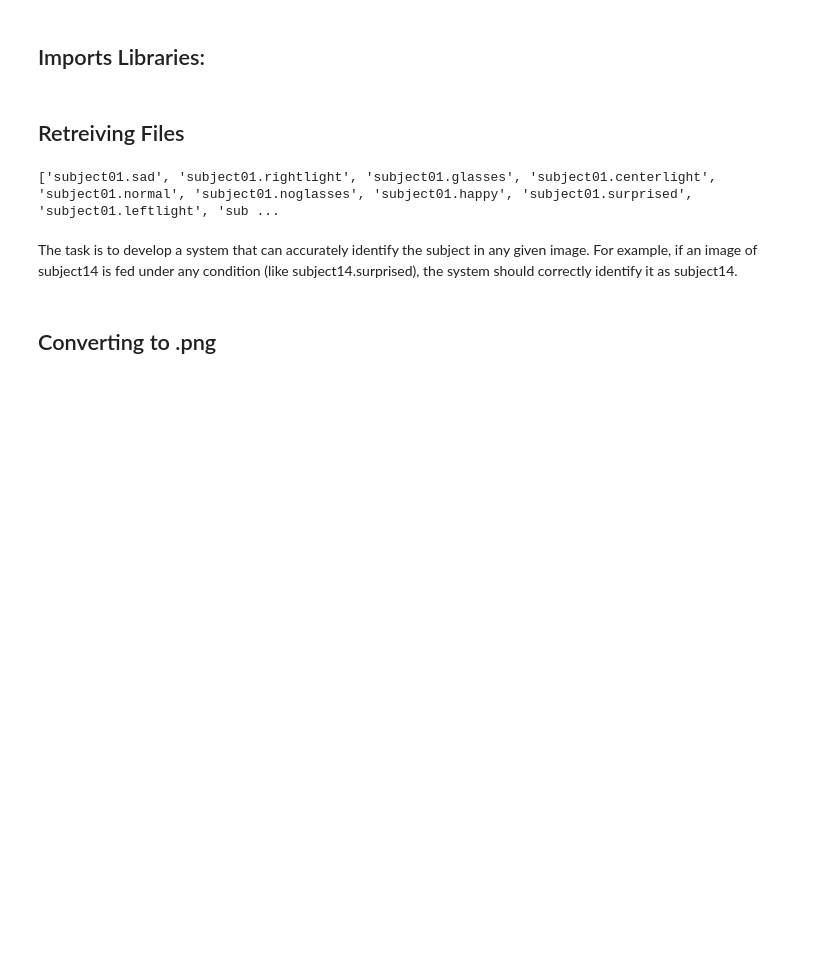
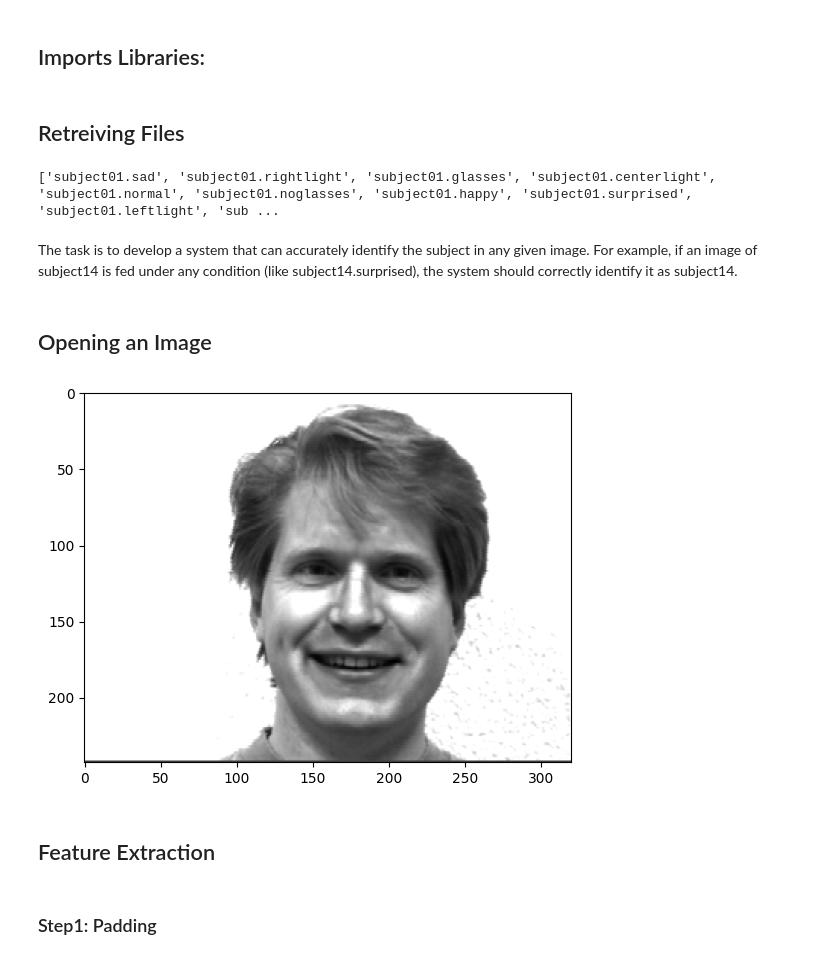
Before and after one commit to sinhajiya/Face_Recognition_from_Features_using_Yale_Face_Database, a Jupyter notebook: main.ipynb, the cells around one changed output. Drawn from its saved outputs; the diff is of its cells as text; code cells hidden in the pictures; blank space fills up the shorter version.

Commit message:
Kaggle Notebook | Face_Recognition_from_Features | Version 3

```diff
--- a/main.ipynb
+++ b/main.ipynb
@@ -53,5 +55,12 @@ print(files)
 ['subject01.sad', 'subject01.rightlight', 'subject01.glasses', 'subject01.centerlight', 'subject01.normal', 'subject01.noglasses', 'subject01.happy', 'subject01.surprised', 'subject01.leftlight', 'sub ...
 # %% [markdown]
 The task is to develop a system that can accurately identify the subject in any given image. For example, if an image of subject14 is fed under any condition (like subject14.surprised), the system should correctly identify it as subject14.
-# %% [markdown]
-## Converting to .png
+# %% [markdown]
+## Opening an Image
+# %%
+image_path = "/kaggle/input/yale-face-database/subject01.happy"
+# %%
+with Image.open(image_path) as im:
+    plt.imshow(im,cmap="gray")
+# %% [output]
+[figure, added]
@@ -57,0 +69,4 @@ The task is to develop a system that can accurately identify the subject in any
+# %% [markdown]
+## Feature Extraction
+# %% [markdown]
+### Step1: Padding
```
Also changed, not shown: parts of 12 cells of this notebook.
